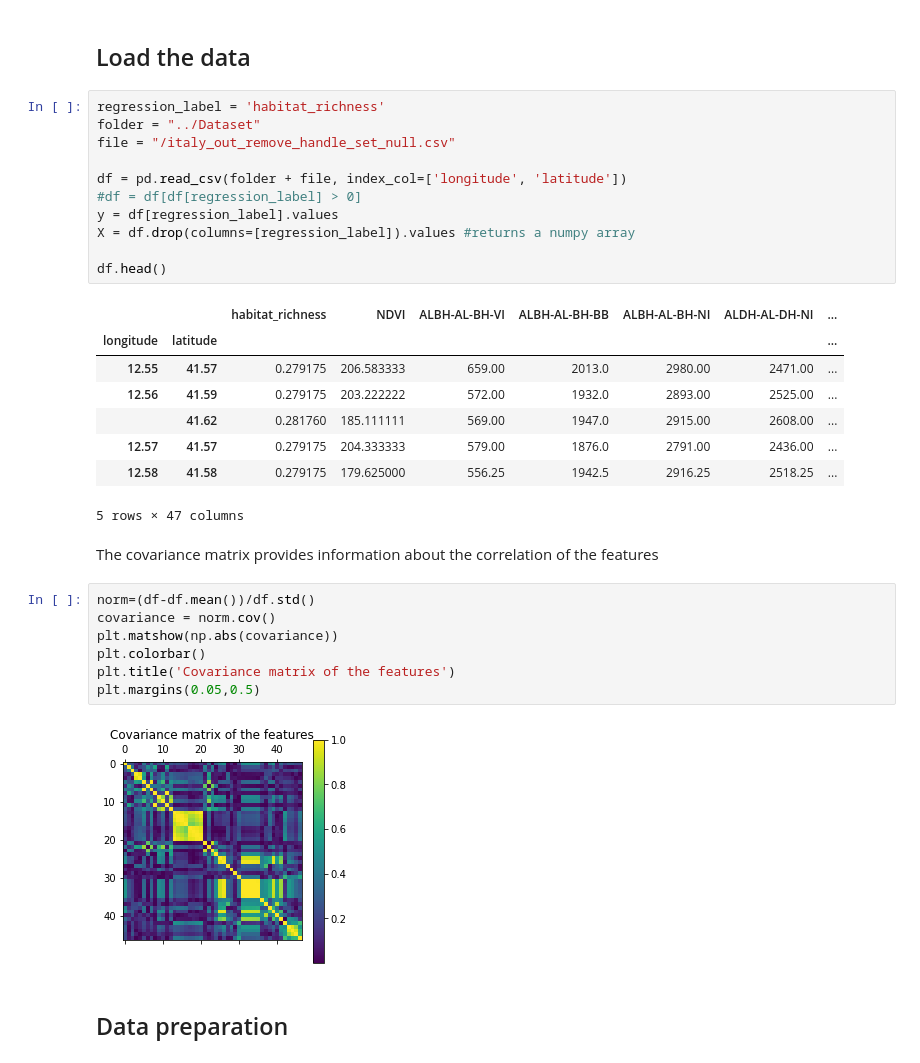
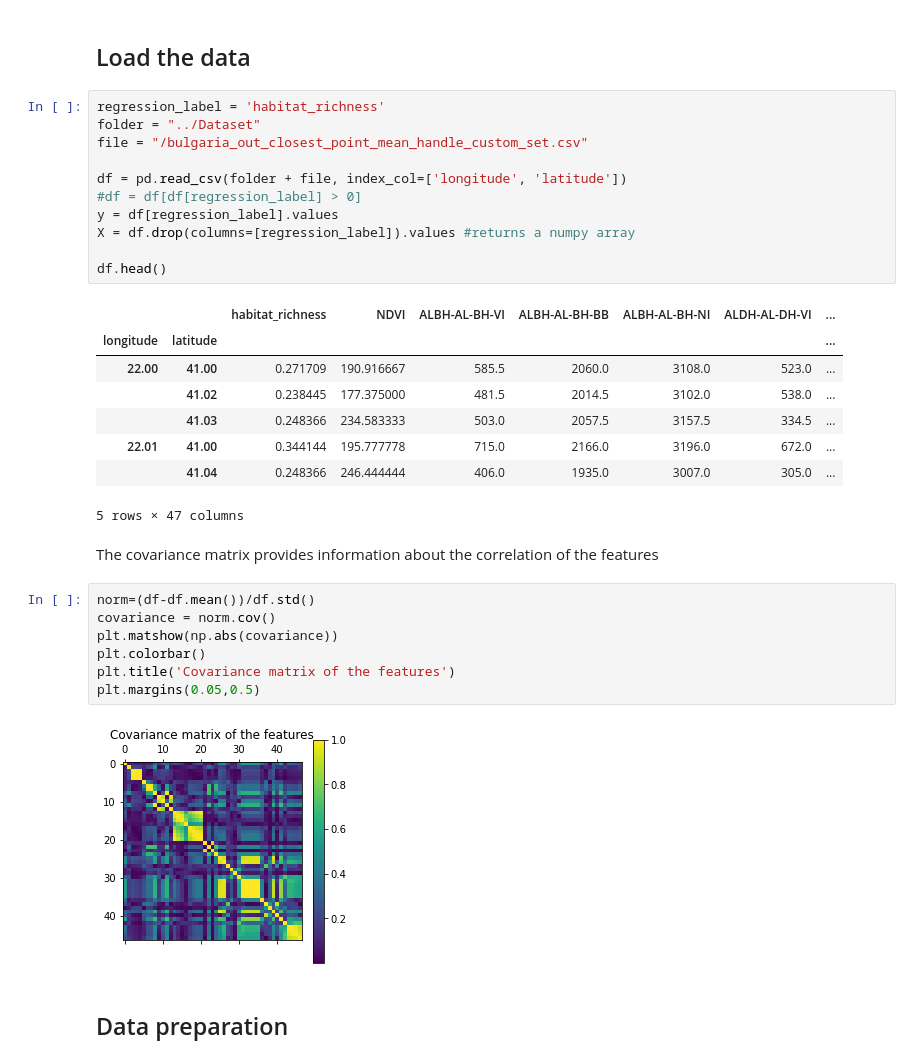
Before and after one commit to vincenzomadaghiele/Regression-of-biodiversity-indicators, a Jupyter notebook: TreeVisualization/Visualize_tree.ipynb, the cells around one changed output. Saved outputs shown, nothing was run; the diff lists cells and outputs as text.

```diff
--- a/TreeVisualization/Visualize_tree.ipynb
+++ b/TreeVisualization/Visualize_tree.ipynb
@@ -17,22 +17,22 @@ import matplotlib.pyplot as plt
 # %%
 regression_label = 'habitat_richness'
 folder = "../Dataset"
-file = "/italy_out_remove_handle_set_null.csv"
+file = "/bulgaria_out_closest_point_mean_handle_custom_set.csv"
 
 df = pd.read_csv(folder + file, index_col=['longitude', 'latitude'])
 #df = df[df[regression_label] > 0]
 y = df[regression_label].values
 X = df.drop(columns=[regression_label]).values #returns a numpy array
 
 df.head()
 # %% [output]
-|  |  | habitat_richness | NDVI | ALBH-AL-BH-VI | ALBH-AL-BH-BB | ALBH-AL-BH-NI | ALDH-AL-DH-NI | ... |
+|  |  | habitat_richness | NDVI | ALBH-AL-BH-VI | ALBH-AL-BH-BB | ALBH-AL-BH-NI | ALDH-AL-DH-VI | ... |
 | longitude | latitude |  |  |  |  |  |  | ... |
-| 12.55 | 41.57 | 0.279175 | 206.583333 | 659.00 | 2013.0 | 2980.00 | 2471.00 | ... |
-| 12.56 | 41.59 | 0.279175 | 203.222222 | 572.00 | 1932.0 | 2893.00 | 2525.00 | ... |
-|  | 41.62 | 0.281760 | 185.111111 | 569.00 | 1947.0 | 2915.00 | 2608.00 | ... |
-| 12.57 | 41.57 | 0.279175 | 204.333333 | 579.00 | 1876.0 | 2791.00 | 2436.00 | ... |
-| 12.58 | 41.58 | 0.279175 | 179.625000 | 556.25 | 1942.5 | 2916.25 | 2518.25 | ... |
+| 22.00 | 41.00 | 0.271709 | 190.916667 | 585.5 | 2060.0 | 3108.0 | 523.0 | ... |
+|  | 41.02 | 0.238445 | 177.375000 | 481.5 | 2014.5 | 3102.0 | 538.0 | ... |
+|  | 41.03 | 0.248366 | 234.583333 | 503.0 | 2057.5 | 3157.5 | 334.5 | ... |
+| 22.01 | 41.00 | 0.344144 | 195.777778 | 715.0 | 2166.0 | 3196.0 | 672.0 | ... |
+|  | 41.04 | 0.248366 | 246.444444 | 406.0 | 1935.0 | 3007.0 | 305.0 | ... |
 5 rows × 47 columns
 # %% [markdown]
 The covariance matrix provides information about the correlation of the features
@@ -44,7 +44,7 @@ plt.colorbar()
 plt.title('Covariance matrix of the features')
 plt.margins(0.05,0.5)
 # %% [output]
-[figure, old version]
+[figure, new version]
 # %% [markdown]
 ## Data preparation
 # %%
```
Also changed, not shown: parts of 6 cells of this notebook, 1 other file.
